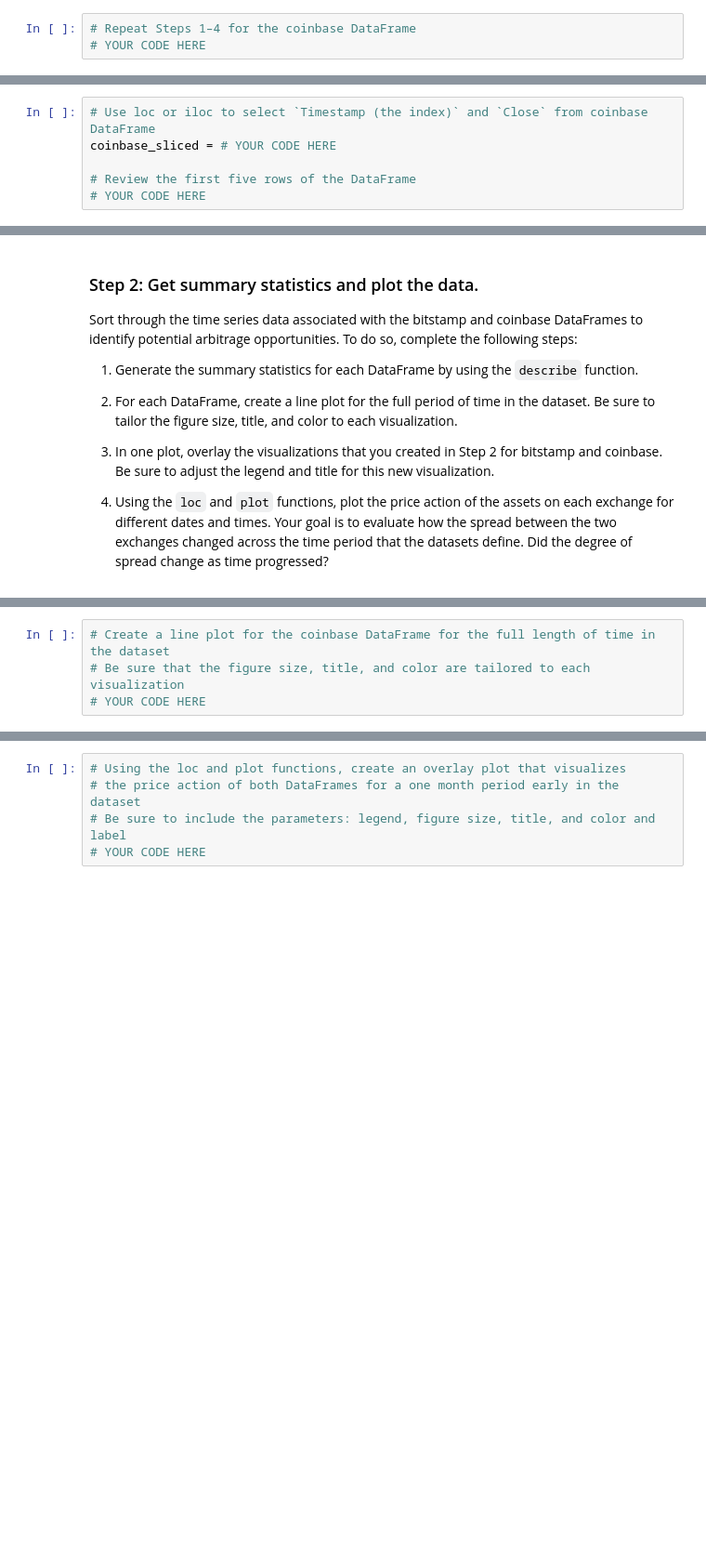
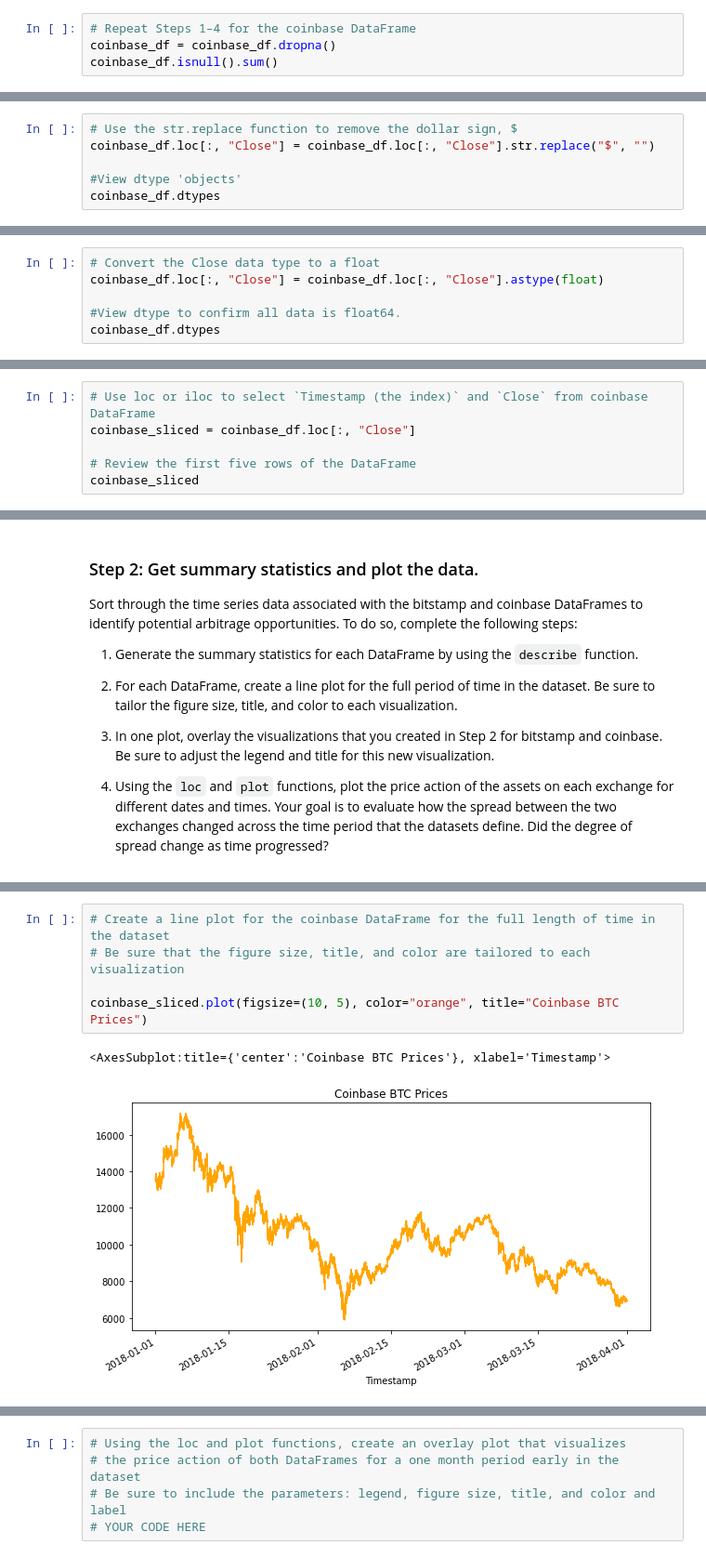
Before and after one commit to ThomasBrierton/Bitcoin_Arbitrage_Model, a Jupyter notebook: crypto_arbitrage.ipynb, the cells around one changed output, grey strips where cells are left out. Shown: that part at 93% size. Drawn from its saved outputs; the diff is of its cells as text; blank space fills up the shorter version.

```diff
--- a/crypto_arbitrage.ipynb
+++ b/crypto_arbitrage.ipynb
@@ -139,4 +175,5 @@ To prepare and clean your data for analysis, complete the following steps:
 ### Step 5: Repeat Steps 1–4 for the coinbase DataFrame.
 # %%
 # Repeat Steps 1–4 for the coinbase DataFrame
-# YOUR CODE HERE
+coinbase_df = coinbase_df.dropna()
+coinbase_df.isnull().sum()
@@ -142,0 +189,6 @@ To prepare and clean your data for analysis, complete the following steps:
+# %%
+# Use the str.replace function to remove the dollar sign, $
+coinbase_df.loc[:, "Close"] = coinbase_df.loc[:, "Close"].str.replace("$", "")
+
+#View dtype 'objects'
+coinbase_df.dtypes
@@ -142,0 +204,6 @@ To prepare and clean your data for analysis, complete the following steps:
+# %%
+# Convert the Close data type to a float
+coinbase_df.loc[:, "Close"] = coinbase_df.loc[:, "Close"].astype(float)
+
+#View dtype to confirm all data is float64.
+coinbase_df.dtypes
@@ -171,6 +264,6 @@ SyntaxError: invalid syntax (3400854444.py, line 2)
 # %%
 # Use loc or iloc to select `Timestamp (the index)` and `Close` from coinbase DataFrame
-coinbase_sliced = # YOUR CODE HERE
+coinbase_sliced = coinbase_df.loc[:, "Close"]
 
 # Review the first five rows of the DataFrame
-# YOUR CODE HERE
+coinbase_sliced
@@ -199,7 +330,11 @@ Sort through the time series data associated with the bitstamp and coinbase Data
 # %%
 # Create a line plot for the coinbase DataFrame for the full length of time in the dataset
 # Be sure that the figure size, title, and color are tailored to each visualization
-# YOUR CODE HERE
+
+coinbase_sliced.plot(figsize=(10, 5), color="orange", title="Coinbase BTC Prices")
+# %% [output]
+<AxesSubplot:title={'center':'Coinbase BTC Prices'}, xlabel='Timestamp'>
+[figure, added]
 # %%
 # Overlay the visualizations for the bitstamp and coinbase DataFrames in one plot
 # The plot should visualize the prices over the full lenth of the dataset
```
Also changed, not shown: parts of 14 cells of this notebook.
